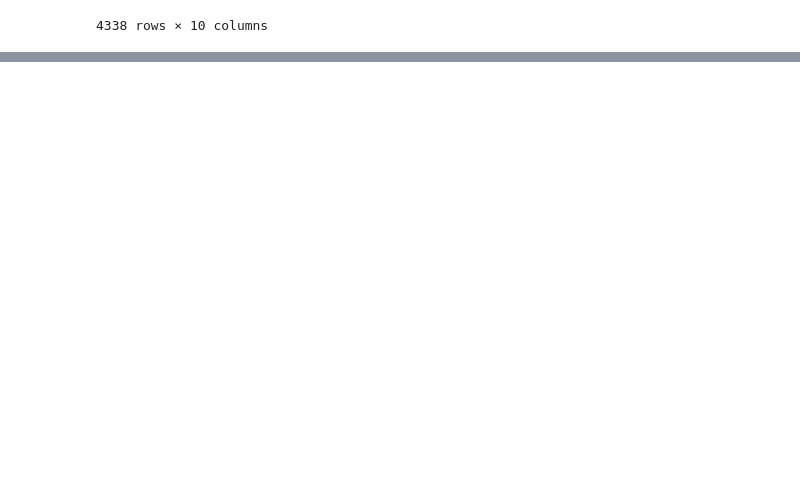
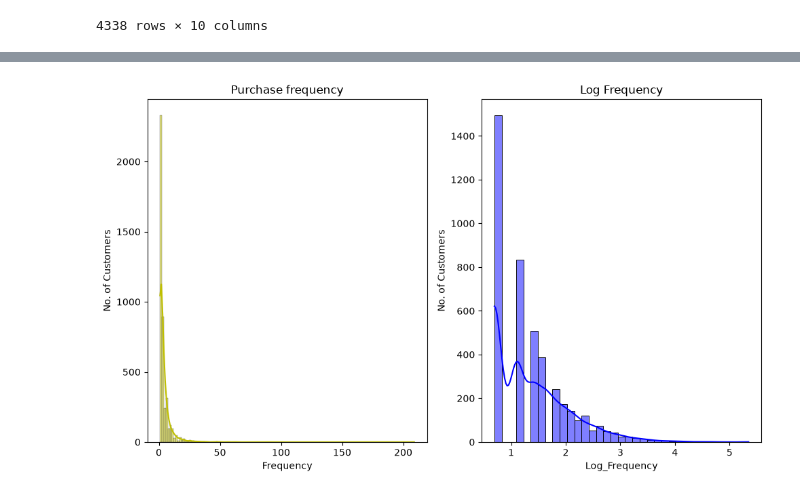
Before and after one commit to PatelKrish-07/Market_Mafias, a Jupyter notebook: rfm_analysis.ipynb, the cells around one changed output, grey strips where cells are left out. Drawn from its saved outputs; the diff is of its cells as text; code cells hidden in the pictures; blank space fills up the shorter version.

```diff
--- a/rfm_analysis.ipynb
+++ b/rfm_analysis.ipynb
@@ -153,0 +234,16 @@ customer_features
+# %%
+#compare using graphs
+#Frequency
+plt.figure(figsize=(10,6));
+plt.subplot(1,2,1);
+sns.histplot(data=rfm_df,x=rfm_df['Frequency'],color='y',kde=True);
+plt.ylabel('No. of Customers')
+plt.title("Purchase frequency");
+plt.subplot(1,2,2);
+sns.histplot(data=rfm_df,x=rfm_df['Log_Frequency'],color='b',kde=True);
+plt.title("Log Frequency");
+plt.ylabel('No. of Customers');
+plt.tight_layout()
+plt.show();
+# %% [output]
+[figure, added]
```
Also changed, not shown: parts of 5 cells of this notebook, 1 other file.
